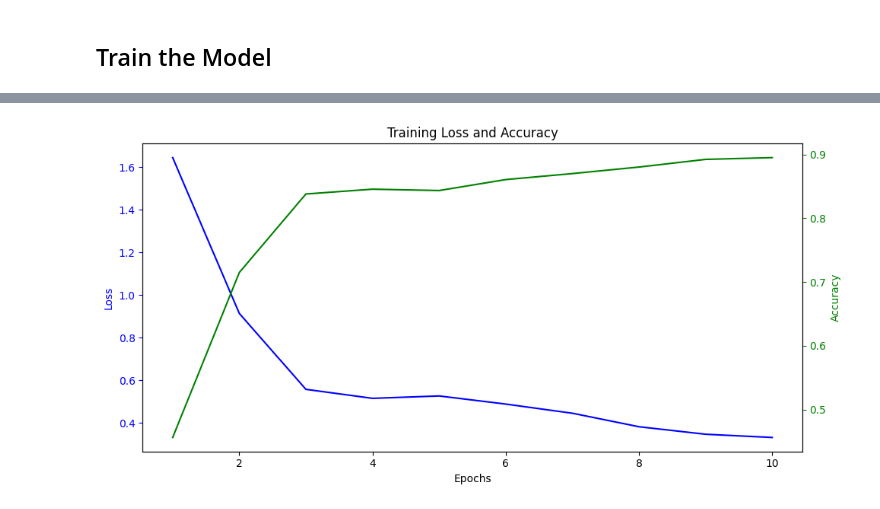
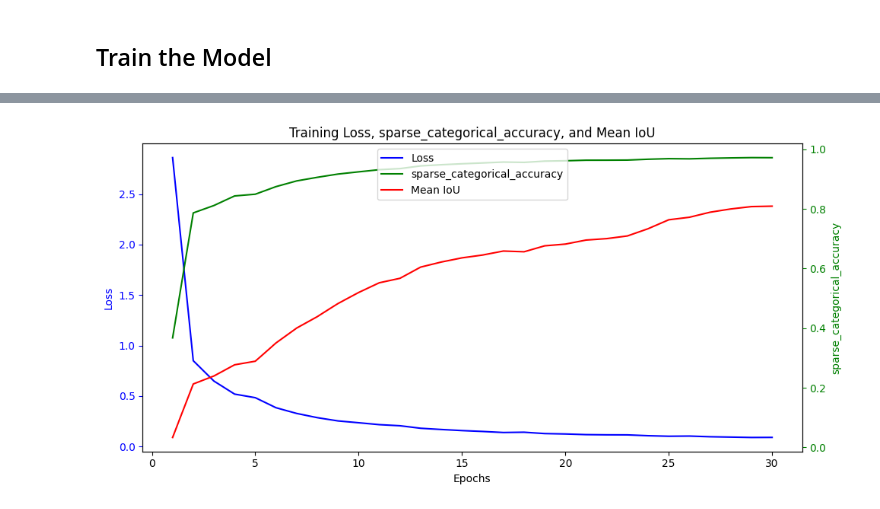
Before and after one commit to nabeelshan78/pixelsense-ai-segmentation, a Jupyter notebook: notebook.ipynb, the cells around one changed output, grey strips where cells are left out. Saved outputs shown, nothing was run; the diff lists cells and outputs as text; code cells hidden in the pictures.

```diff
--- a/notebook.ipynb
+++ b/notebook.ipynb
@@ -264,7 +360,15 @@ ________________________________________________________________________________
 # %%
-loss = tf.losses.SparseCategoricalCrossentropy(from_logits=True)
-opt = 'adam'
-unet.compile(optimizer=opt, loss=loss, metrics='accuracy')
+loss_fn = tf.keras.losses.SparseCategoricalCrossentropy(from_logits=True)
+opt = tf.keras.optimizers.Adam()
+
+unet.compile(
+    optimizer=opt,
+    loss=loss_fn,
+    metrics=[
+        'sparse_categorical_accuracy',
+        CustomMeanIoU(num_classes=23)
+    ]
+)
 # %%
 def display(display_list):
     plt.figure(figsize=(15, 15))
@@ -293,6 +395,6 @@ train_dataset = get_dataset(image_files, mask_files, batch_size=32, img_size=(96
 # %%
 init_epochs = 10
 # %%
-init_history = unet.fit(train_dataset, epochs=init_epochs)
+init_history = unet.fit(train_ds, validation_data=val_ds, epochs=init_epochs)
 # %% [output]
 Epoch 1/10
@@ -317,0 +420,3 @@ Epoch 10/10
+# %%
+more_epochs = 20
+history_finetune = unet.fit(train_ds, validation_data=val_ds, epochs=10 + more_epochs, initial_epoch=init_epochs)
@@ -321,20 +444,34 @@ def plot_training_history(history):
 
     fig, ax1 = plt.subplots(figsize=(10, 5))
 
+    # Plot Loss (left y-axis)
     ax1.plot(epochs, history['loss'], 'b-', label='Loss')
     ax1.set_xlabel('Epochs')
     ax1.set_ylabel('Loss', color='b')
     ax1.tick_params('y', colors='b')
 
+    # Plot Accuracy (right y-axis)
     ax2 = ax1.twinx()
-    ax2.plot(epochs, history['accuracy'], 'g-', label='Accuracy')
-    ax2.set_ylabel('Accuracy', color='g')
+    ax2.plot(epochs, history['sparse_categorical_accuracy'], 'g-', label='sparse_categorical_accuracy')
+    ax2.set_ylabel('sparse_categorical_accuracy', color='g')
     ax2.tick_params('y', colors='g')
 
-    plt.title('Training Loss and Accuracy')
+    # Plot Mean IoU (right y-axis, same as accuracy)
+    if 'mean_iou' in history:
+        ax2.plot(epochs, history['mean_iou'], 'r-', label='Mean IoU')
+
+    lines1, labels1 = ax1.get_legend_handles_labels()
+    lines2, labels2 = ax2.get_legend_handles_labels()
+    ax2.legend(lines1 + lines2, labels1 + labels2, loc='upper center')
+
+    plt.title('Training Loss, sparse_categorical_accuracy, and Mean IoU')
     fig.tight_layout()
     plt.show()
-# %%
-plot_training_history(init_history.history)
-# %% [output]
-[figure, removed]
+# %%
+full_history = {
+    key: init_history.history[key] + history_finetune.history[key]
+    for key in init_history.history
+}
+plot_training_history(full_history)
+# %% [output]
+[figure, added]
```
Also changed, not shown: parts of 46 cells of this notebook, 4 other files.
